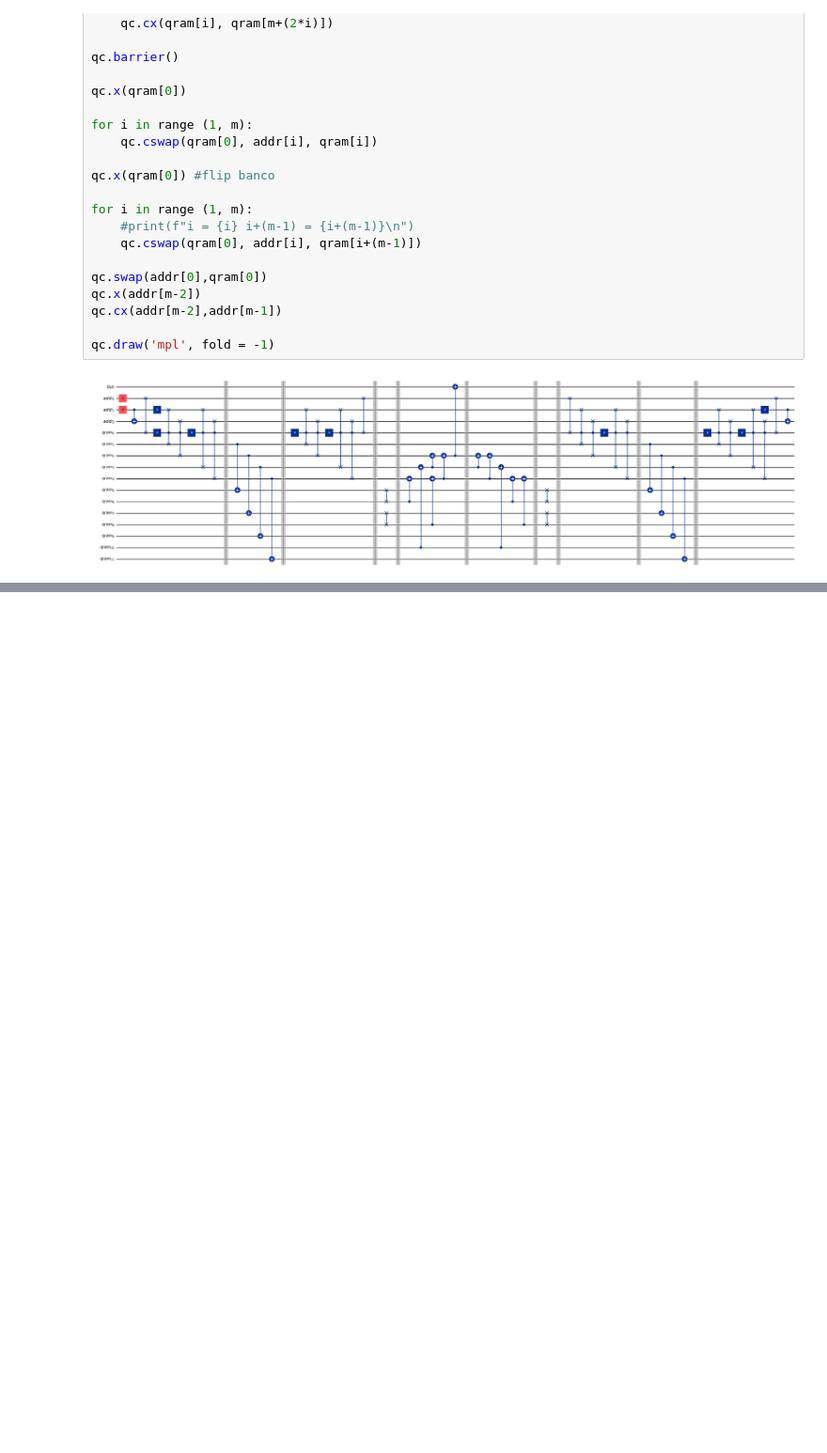
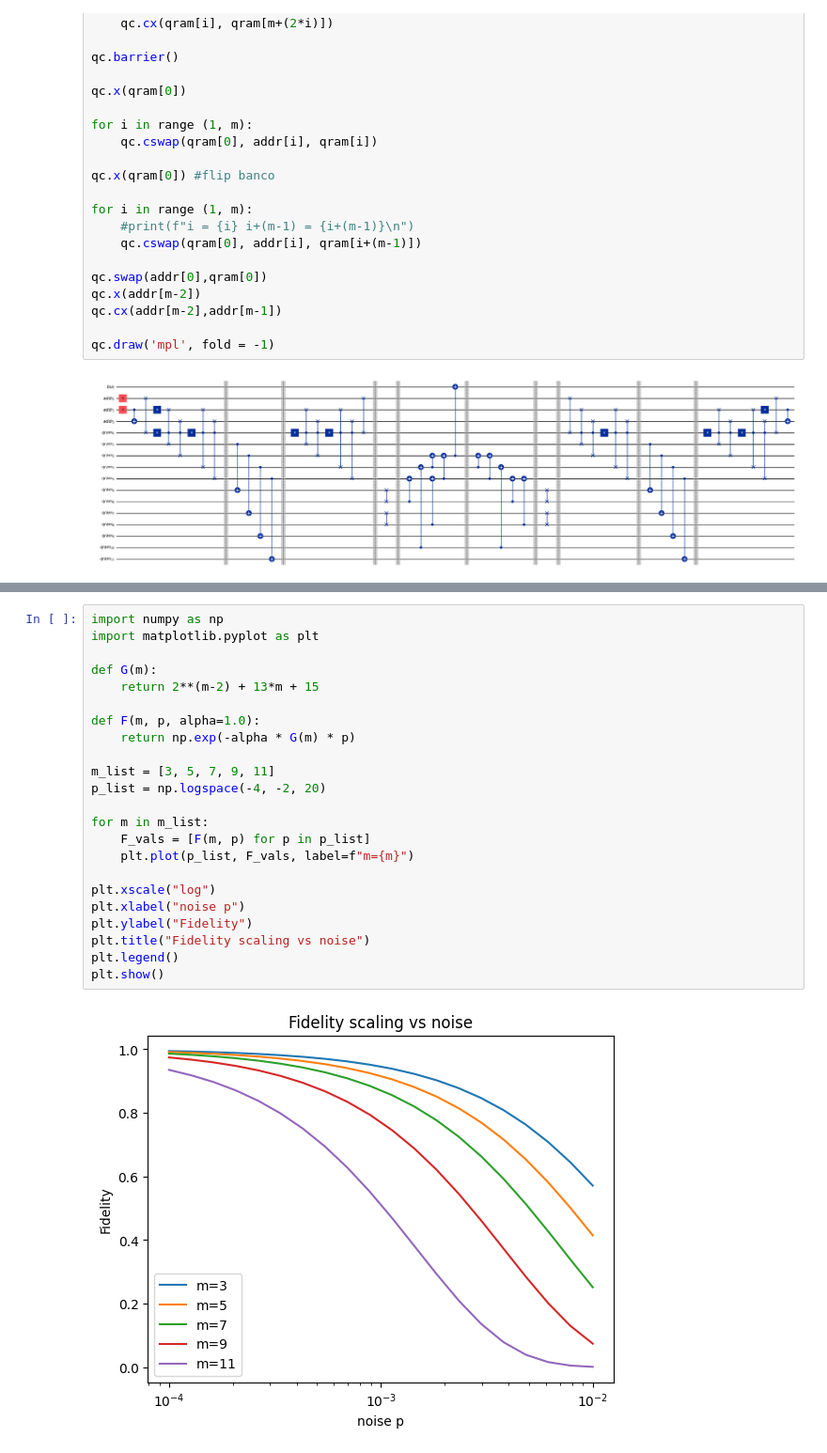
Before and after one commit to emanarratone/QRam, a Jupyter notebook: origin-general.ipynb, the cells around one changed output, grey strips where cells are left out. Shown at 94% size. Cells and saved outputs as stored; diff of their text form; blank space fills up the shorter version.

```diff
--- a/origin-general.ipynb
+++ b/origin-general.ipynb
@@ -158,0 +220,25 @@ qc.draw('mpl', fold = -1)
+# %%
+import numpy as np
+import matplotlib.pyplot as plt
+
+def G(m):
+    return 2**(m-2) + 13*m + 15
+
+def F(m, p, alpha=1.0):
+    return np.exp(-alpha * G(m) * p)
+
+m_list = [3, 5, 7, 9, 11]
+p_list = np.logspace(-4, -2, 20)
+
+for m in m_list:
+    F_vals = [F(m, p) for p in p_list]
+    plt.plot(p_list, F_vals, label=f"m={m}")
+
+plt.xscale("log")
+plt.xlabel("noise p")
+plt.ylabel("Fidelity")
+plt.title("Fidelity scaling vs noise")
+plt.legend()
+plt.show()
+# %% [output]
+[figure, added]
```
Also changed, not shown: parts of 11 cells of this notebook, 2 other files.
